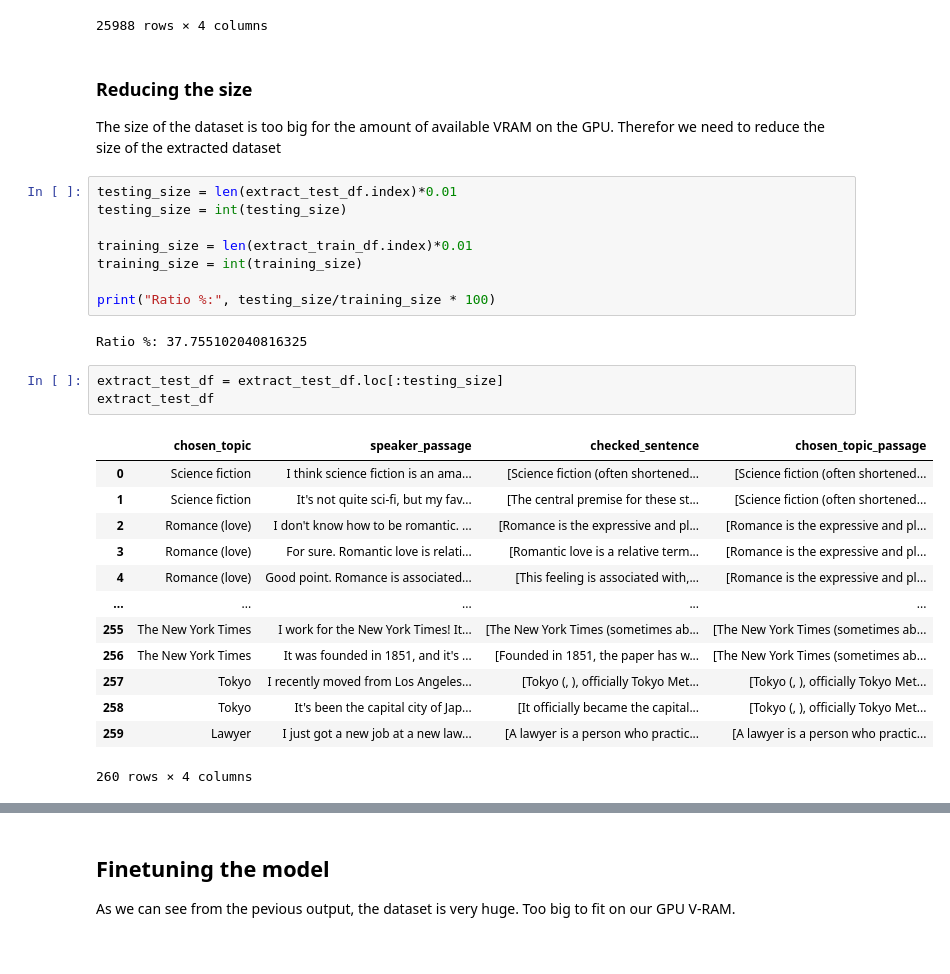
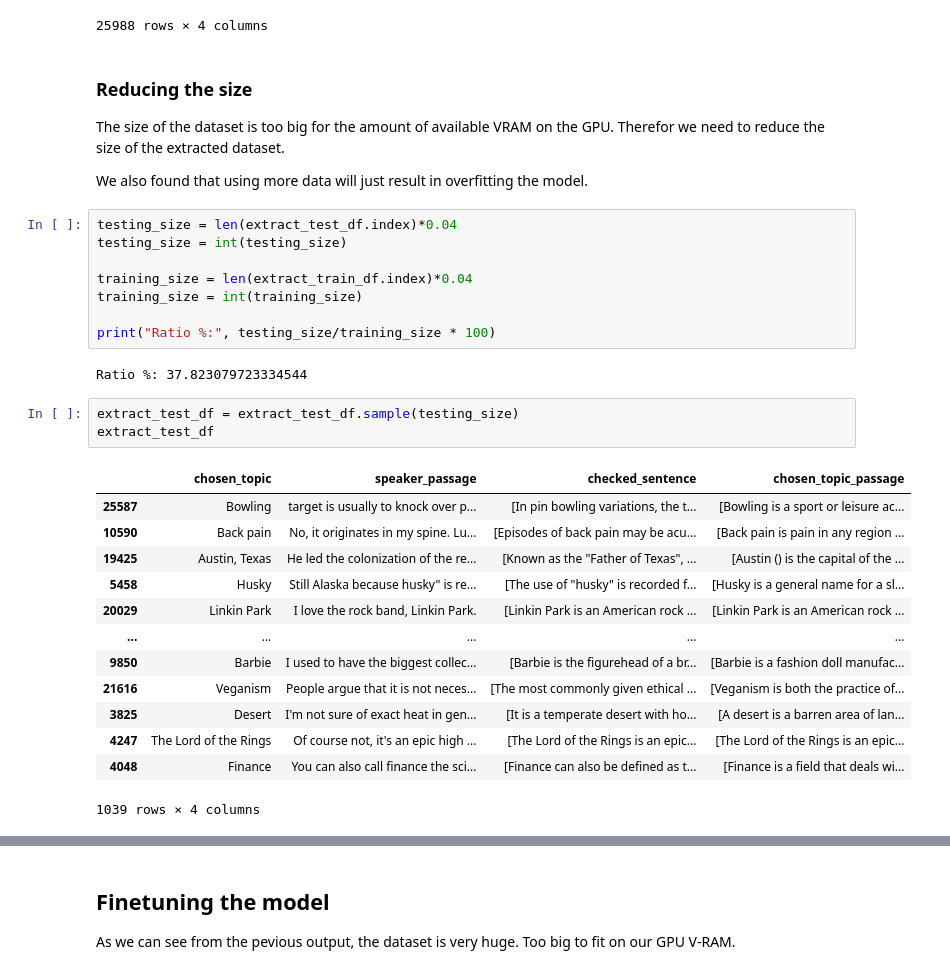
Before and after one commit to adamzki99/nlp-zlatan, a Jupyter notebook: nlp_zlatan.ipynb, the cells around one changed output, grey strips where cells are left out. Cells and saved outputs as stored; diff of their text form.

```diff
--- a/nlp_zlatan.ipynb
+++ b/nlp_zlatan.ipynb
@@ -116,32 +116,34 @@ extract_test_df
 # %% [markdown]
 ### Reducing the size
 
-The size of the dataset is too big for the amount of available VRAM on the GPU. Therefor we need to reduce the size of the extracted dataset
+The size of the dataset is too big for the amount of available VRAM on the GPU. Therefor we need to reduce the size of the extracted dataset.
+
+We also found that using more data will just result in overfitting the model.
 # %%
-testing_size = len(extract_test_df.index)*0.01
+testing_size = len(extract_test_df.index)*0.04
 testing_size = int(testing_size)
 
-training_size = len(extract_train_df.index)*0.01
+training_size = len(extract_train_df.index)*0.04
 training_size = int(training_size)
 
 print("Ratio %:", testing_size/training_size * 100)
 # %% [output]
-Ratio %: 37.755102040816325
+Ratio %: 37.823079723334544
 # %%
-extract_test_df = extract_test_df.loc[:testing_size]
+extract_test_df = extract_test_df.sample(testing_size)
 extract_test_df
 # %% [output]
 |  | chosen_topic | speaker_passage | checked_sentence | chosen_topic_passage |
-| 0 | Science fiction | I think science fiction is an ama... | [Science fiction (often shortened... | [Science fiction (often shortened... |
-| 1 | Science fiction | It's not quite sci-fi, but my fav... | [The central premise for these st... | [Science fiction (often shortened... |
-| 2 | Romance (love) | I don't know how to be romantic. ... | [Romance is the expressive and pl... | [Romance is the expressive and pl... |
-| 3 | Romance (love) | For sure. Romantic love is relati... | [Romantic love is a relative term... | [Romance is the expressive and pl... |
-| 4 | Romance (love) | Good point. Romance is associated... | [This feeling is associated with,... | [Romance is the expressive and pl... |
+| 25587 | Bowling | target is usually to knock over p... | [In pin bowling variations, the t... | [Bowling is a sport or leisure ac... |
+| 10590 | Back pain | No, it originates in my spine. Lu... | [Episodes of back pain may be acu... | [Back pain is pain in any region ... |
+| 19425 | Austin, Texas | He led the colonization of the re... | [Known as the "Father of Texas", ... | [Austin () is the capital of the ... |
+| 5458 | Husky | Still Alaska because husky" is re... | [The use of "husky" is recorded f... | [Husky is a general name for a sl... |
+| 20029 | Linkin Park | I love the rock band, Linkin Park. | [Linkin Park is an American rock ... | [Linkin Park is an American rock ... |
 | ... | ... | ... | ... | ... |
-| 255 | The New York Times | I work for the New York Times! It... | [The New York Times (sometimes ab... | [The New York Times (sometimes ab... |
-| 256 | The New York Times | It was founded in 1851, and it's ... | [Founded in 1851, the paper has w... | [The New York Times (sometimes ab... |
-| 257 | Tokyo | I recently moved from Los Angeles... | [Tokyo (, ), officially Tokyo Met... | [Tokyo (, ), officially Tokyo Met... |
-| 258 | Tokyo | It's been the capital city of Jap... | [It officially became the capital... | [Tokyo (, ), officially Tokyo Met... |
-| 259 | Lawyer | I just got a new job at a new law... | [A lawyer is a person who practic... | [A lawyer is a person who practic... |
+| 9850 | Barbie | I used to have the biggest collec... | [Barbie is the figurehead of a br... | [Barbie is a fashion doll manufac... |
+| 21616 | Veganism | People argue that it is not neces... | [The most commonly given ethical ... | [Veganism is both the practice of... |
+| 3825 | Desert | I'm not sure of exact heat in gen... | [It is a temperate desert with ho... | [A desert is a barren area of lan... |
+| 4247 | The Lord of the Rings | Of course not, it's an epic high ... | [The Lord of the Rings is an epic... | [The Lord of the Rings is an epic... |
+| 4048 | Finance | You can also call finance the sci... | [Finance can also be defined as t... | [Finance is a field that deals wi... |
-260 rows × 4 columns
+1039 rows × 4 columns
 # %%
```
Also changed, not shown: parts of 16 cells of this notebook.
